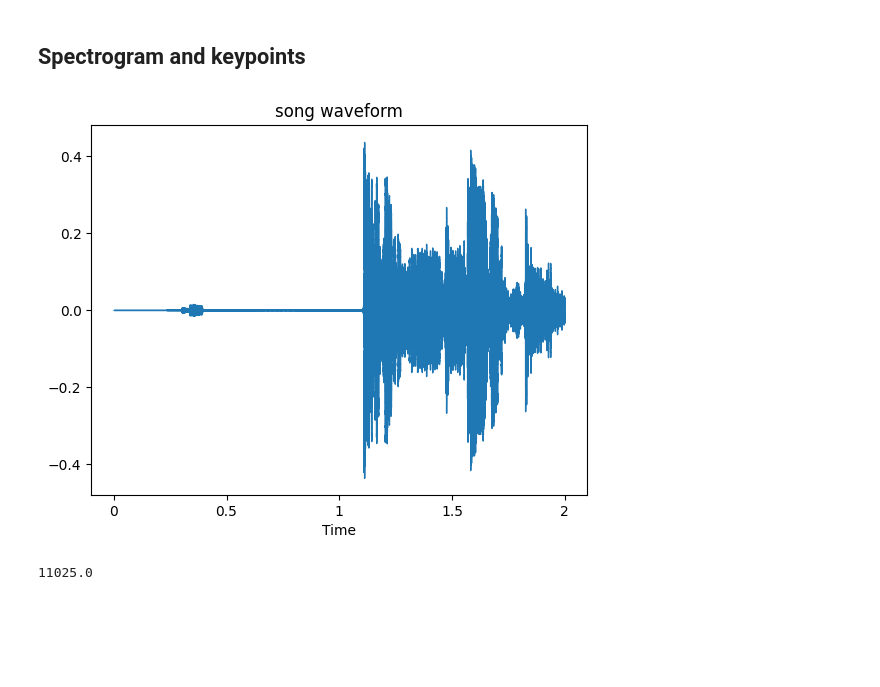
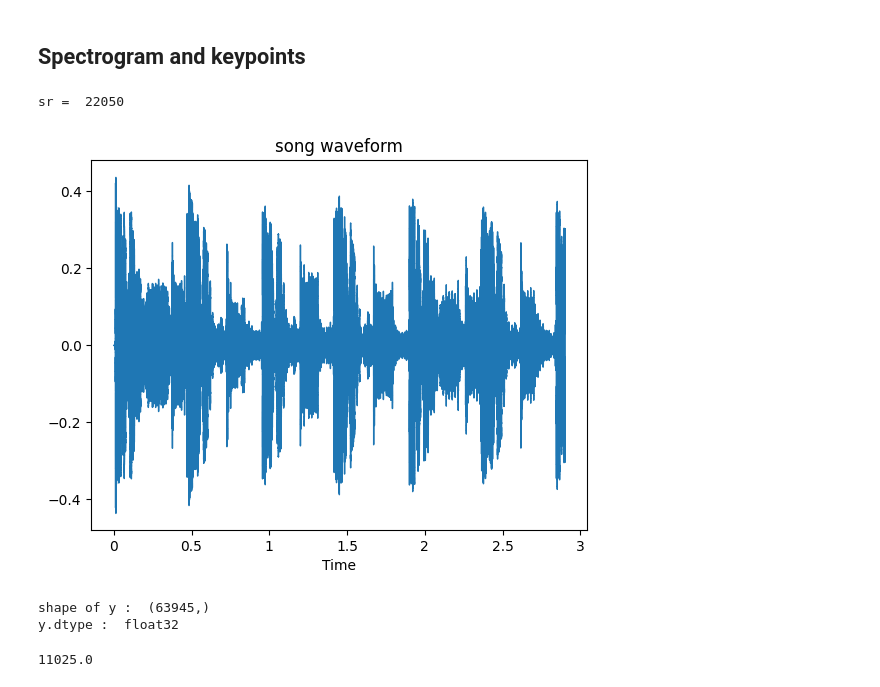
Before and after one commit to Elhamnzs/Shazam-Software-Intergation, a Jupyter notebook: labs/algorithms.ipynb, the cells around one changed output. Cells and saved outputs as stored; diff of their text form; code cells hidden in the pictures; blank space fills up the shorter version.

```diff
--- a/labs/algorithms.ipynb
+++ b/labs/algorithms.ipynb
@@ -108,37 +106,54 @@ Sxx shape :  (129, 14)
 # %%
 # reading and displaying an audio signal
 
 from scipy.signal import find_peaks
 
 song_name = 'bob-sinclar-world-hold-on-official-video (1).mp3'
 audio_file = os.path.join('database', song_name)
 
 y, sr = librosa.load(audio_file)
-duration = 2 * sr # 10 seconds
+print('sr = ', sr)
+duration = 4 * sr # 10 seconds
 begin = int(1.1 * sr)
 
-y = y[:duration]
+y = y[begin:duration]
 fig, ax = plt.subplots(nrows=1, sharex=True)
 librosa.display.waveshow(y=y, sr=sr, ax=ax)
 plt.title('song waveform')
 plt.show()
 # %% [output]
+sr =  22050
-[figure, old version]
+[figure, new version]
 # %%
 # performing STFT and finding peaks
 
 n_fft = 2048 #  Number of samples in each FFT window. Higher values improve frequency resolution but reduce time resolution
 hop_length = n_fft // 4  # 512, The number of samples between successive FFT frames. Smaller values increase overlap, providing smoother time representation.
 
-stft = librosa.stft(y, n_fft=n_fft, hop_length=hop_length)
-spectrogram = np.abs(stft)
-spectrogram_dB = librosa.amplitude_to_db(spectrogram, ref=np.max)
+print('shape of y : ', y.shape)
+print('y.dtype : ', y.dtype)
 
 
+def spectrogram(y):
+
+    n_fft = 2048 #  Number of samples in each FFT window. Higher values improve frequency resolution but reduce time resolution
+    hop_length = n_fft // 4  # 512, The number of samples between successive FFT frames. Smaller values increase overlap, providing smoother time representation.
+
+    stft = librosa.stft(y, n_fft=n_fft, hop_length=hop_length)
+    spectrogram = np.abs(stft)
+    spectrogram_dB = librosa.amplitude_to_db(spectrogram, ref=np.max)
+
+    return spectrogram_dB
+
+
+spectrogram_dB = spectrogram(y)
 
 # spectrogram :
 # each row represent a frequency bin
 # each column represent a time bin
 # actual time = column index * hop_length / sampling rate (sr)
 # actual frequency = row index * sr / n_fft
+# %% [output]
+shape of y :  (63945,)
+y.dtype :  float32
 # %%
```
Also changed, not shown: parts of 26 cells of this notebook.
